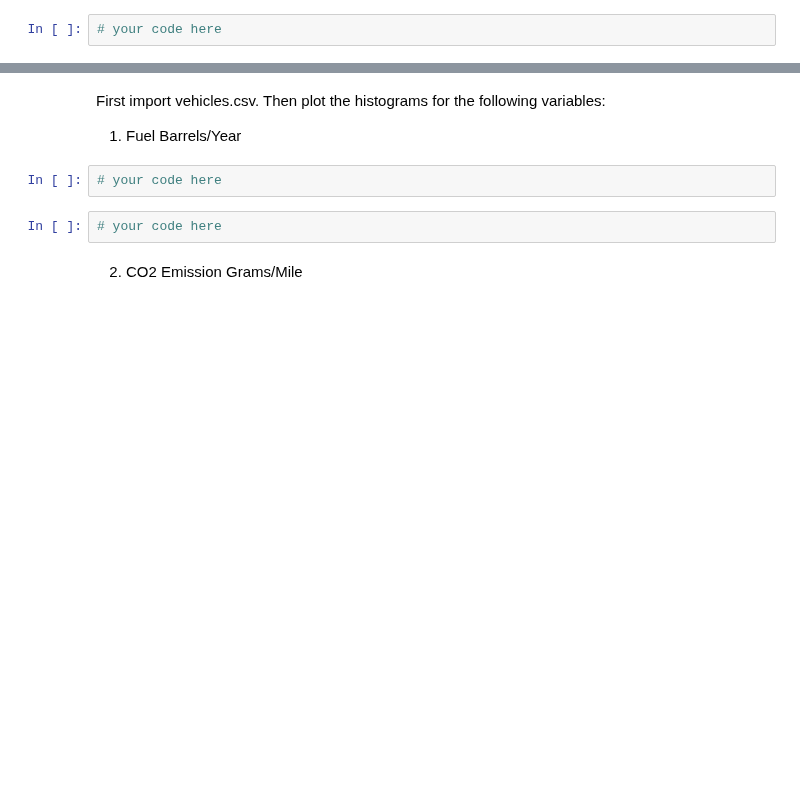
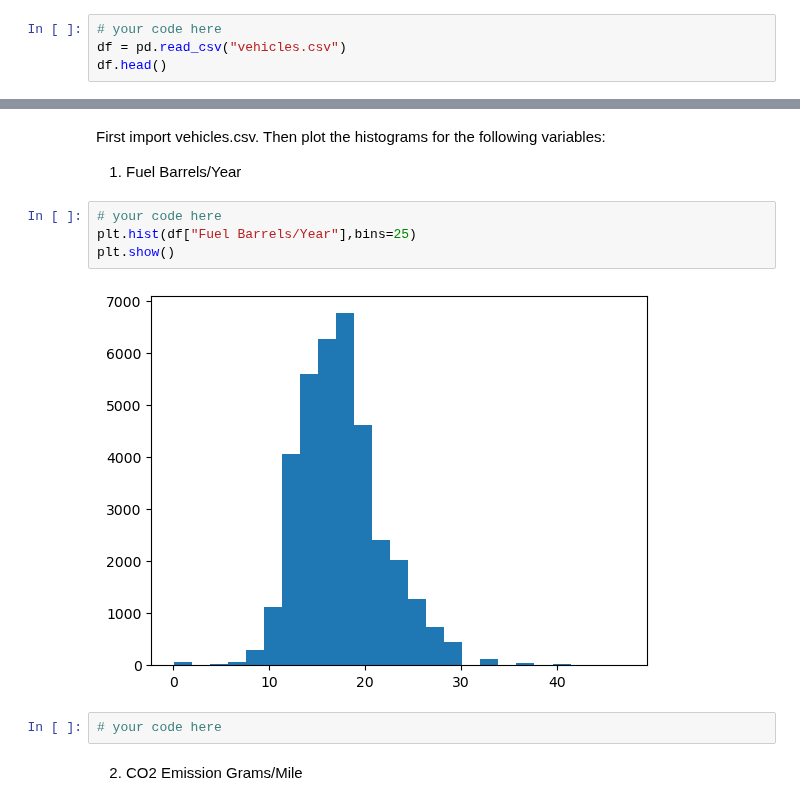
Before and after one commit to ironhack-labs/lab-continuous-probability-distributions-en, a Jupyter notebook: your-code/main.ipynb, the cells around one changed output, grey strips where cells are left out. Saved outputs shown, nothing was run; the diff lists cells and outputs as text; blank space fills up the shorter version.

```diff
--- a/your-code/main.ipynb
+++ b/your-code/main.ipynb
@@ -84,3 +136,5 @@ Your answer here
 In this challenge we are going to take a look the real data. We will use vehicles.csv file for this exercise
 # %%
 # your code here
+df = pd.read_csv("vehicles.csv")
+df.head()
@@ -89,8 +150,12 @@ First import vehicles.csv.
 Then plot the histograms for the following variables:
 
 1. Fuel Barrels/Year
-# %%
-# your code here
+# %%
+# your code here
+plt.hist(df["Fuel Barrels/Year"],bins=25)
+plt.show()
+# %% [output]
+[figure, added]
 # %%
 # your code here
 # %% [markdown]
```
Also changed, not shown: parts of 35 cells of this notebook.
